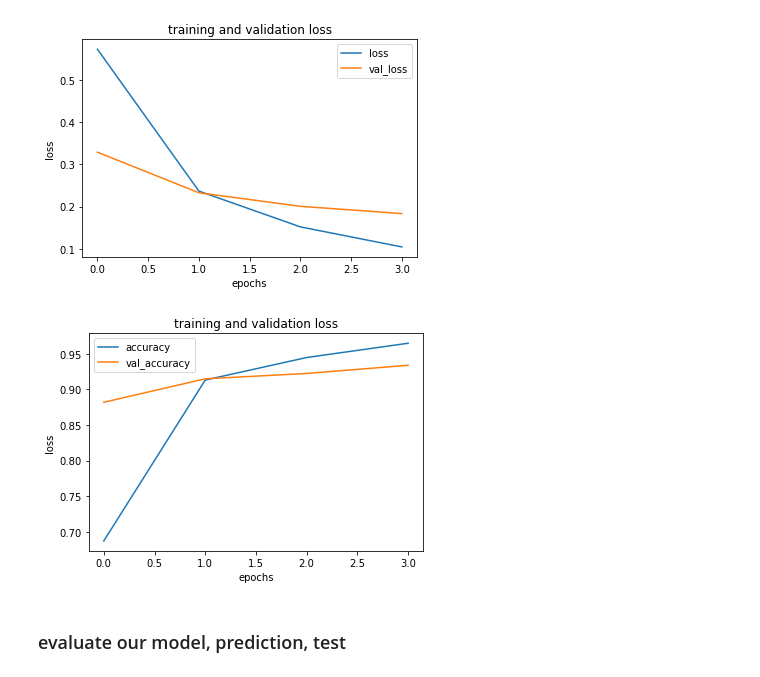
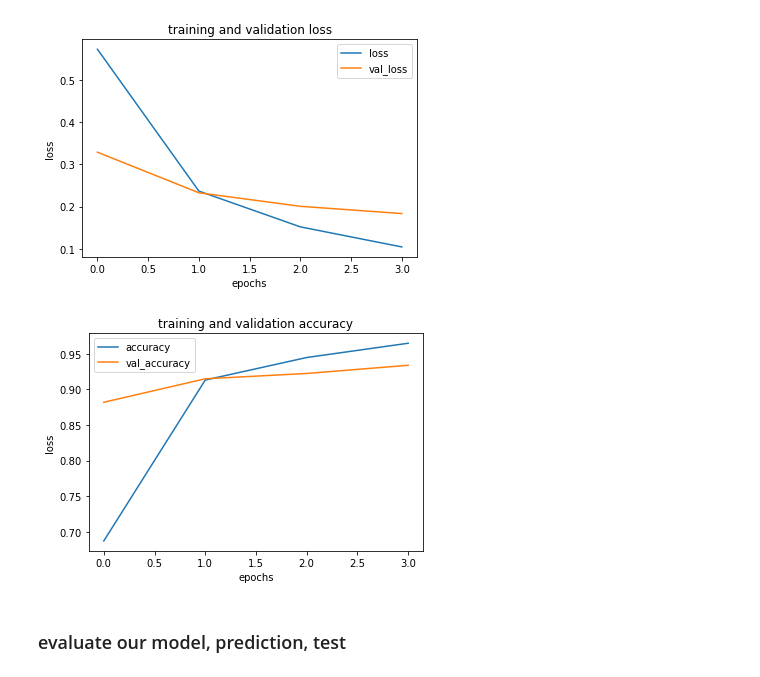
Before and after one commit to hampet1/sentiment-analysis, a Jupyter notebook: emotion_dataset.ipynb, the cells around one changed output. Drawn from its saved outputs; the diff is of its cells as text; code cells hidden in the pictures.

```diff
--- a/emotion_dataset.ipynb
+++ b/emotion_dataset.ipynb
@@ -384,12 +381,12 @@ plt.show()
 [figure]
 # %%
 history_df.loc[:, ['accuracy', 'val_accuracy']].plot()
-plt.title("training and validation loss")
+plt.title("training and validation accuracy")
 plt.xlabel('epochs')
 plt.ylabel('loss')
 plt.show()
 # %% [output]
-[figure, old version]
+[figure, new version]
 # %% [markdown]
 ### evaluate our model, prediction, test
 # %%
```
Also changed, not shown: parts of 9 cells of this notebook.
